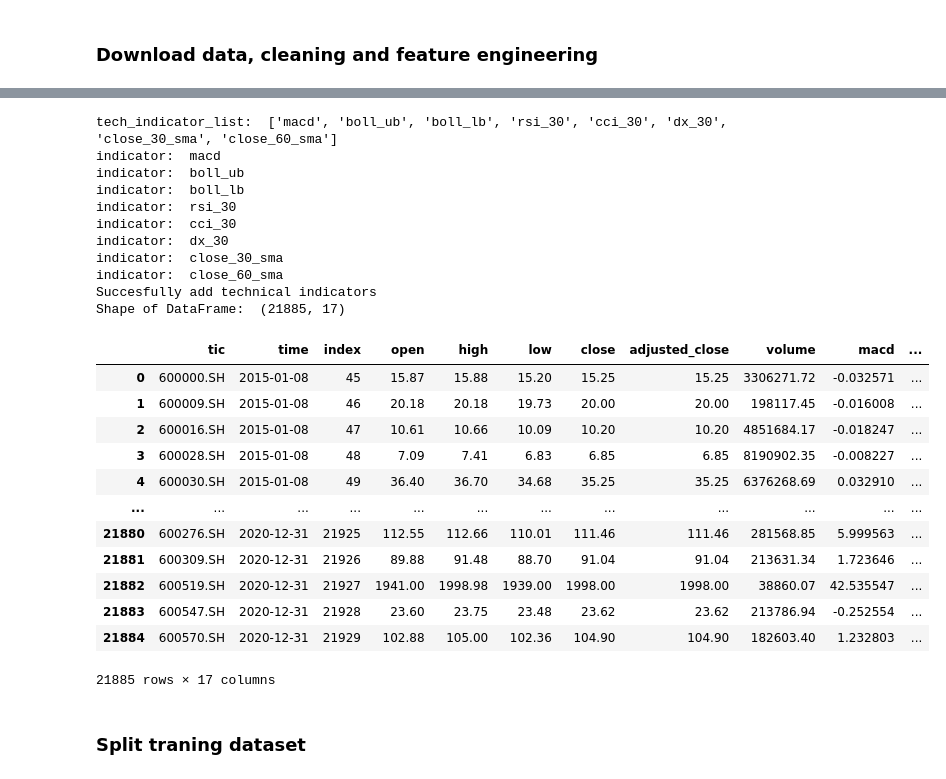
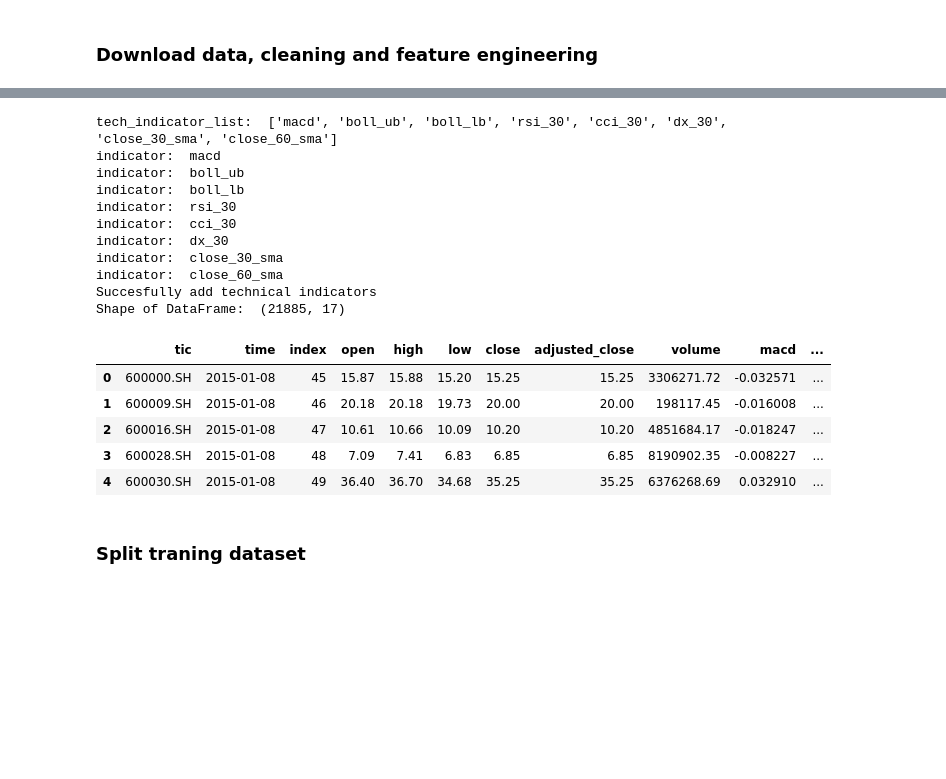
Before and after one commit to tellyoung/money_game, a Jupyter notebook: RL/yuty_FinRL/FinRL_China_A_Share_Market.ipynb, the cells around one changed output, grey strips where cells are left out. Drawn from its saved outputs; the diff is of its cells as text; code cells hidden in the pictures; blank space fills up the shorter version.

```diff
--- a/RL/yuty_FinRL/FinRL_China_A_Share_Market.ipynb
+++ b/RL/yuty_FinRL/FinRL_China_A_Share_Market.ipynb
@@ -82,8 +87,9 @@ ticket_list=['600000.SH', '600009.SH', '600016.SH', '600028.SH', '600030.SH',
 
 train_start_date='2015-01-01'
 train_stop_date='2019-08-01'
+
 val_start_date='2019-08-01'
-val_stop_date='2021-01-03'
+val_stop_date='2021-01-01'
 
 token='27080ec403c0218f96f388bca1b1d85329d563c91a43672239619ef5'
 # %%
@@ -119,33 +118,26 @@ Shape of DataFrame:  (21930, 8)
 # %%
 # add_technical_indicator
 ts_processor.add_technical_indicator(config.INDICATORS)
 ts_processor.fillna()
-ts_processor.dataframe
+ts_processor.dataframe.head()
 # %% [output]
 tech_indicator_list:  ['macd', 'boll_ub', 'boll_lb', 'rsi_30', 'cci_30', 'dx_30', 'close_30_sma', 'close_60_sma']
 indicator:  macd
 indicator:  boll_ub
 indicator:  boll_lb
 indicator:  rsi_30
 indicator:  cci_30
 indicator:  dx_30
 indicator:  close_30_sma
 indicator:  close_60_sma
 Succesfully add technical indicators
 Shape of DataFrame:  (21885, 17)
 |  | tic | time | index | open | high | low | close | adjusted_close | volume | macd | ... |
 | 0 | 600000.SH | 2015-01-08 | 45 | 15.87 | 15.88 | 15.20 | 15.25 | 15.25 | 3306271.72 | -0.032571 | ... |
 | 1 | 600009.SH | 2015-01-08 | 46 | 20.18 | 20.18 | 19.73 | 20.00 | 20.00 | 198117.45 | -0.016008 | ... |
 | 2 | 600016.SH | 2015-01-08 | 47 | 10.61 | 10.66 | 10.09 | 10.20 | 10.20 | 4851684.17 | -0.018247 | ... |
 | 3 | 600028.SH | 2015-01-08 | 48 | 7.09 | 7.41 | 6.83 | 6.85 | 6.85 | 8190902.35 | -0.008227 | ... |
 | 4 | 600030.SH | 2015-01-08 | 49 | 36.40 | 36.70 | 34.68 | 35.25 | 35.25 | 6376268.69 | 0.032910 | ... |
-| ... | ... | ... | ... | ... | ... | ... | ... | ... | ... | ... | ... |
-| 21880 | 600276.SH | 2020-12-31 | 21925 | 112.55 | 112.66 | 110.01 | 111.46 | 111.46 | 281568.85 | 5.999563 | ... |
-| 21881 | 600309.SH | 2020-12-31 | 21926 | 89.88 | 91.48 | 88.70 | 91.04 | 91.04 | 213631.34 | 1.723646 | ... |
-| 21882 | 600519.SH | 2020-12-31 | 21927 | 1941.00 | 1998.98 | 1939.00 | 1998.00 | 1998.00 | 38860.07 | 42.535547 | ... |
-| 21883 | 600547.SH | 2020-12-31 | 21928 | 23.60 | 23.75 | 23.48 | 23.62 | 23.62 | 213786.94 | -0.252554 | ... |
-| 21884 | 600570.SH | 2020-12-31 | 21929 | 102.88 | 105.00 | 102.36 | 104.90 | 104.90 | 182603.40 | 1.232803 | ... |
-21885 rows × 17 columns
 # %% [markdown]
 ### Split traning dataset
 # %%
```
Also changed, not shown: parts of 13 cells of this notebook, 29 other files.
